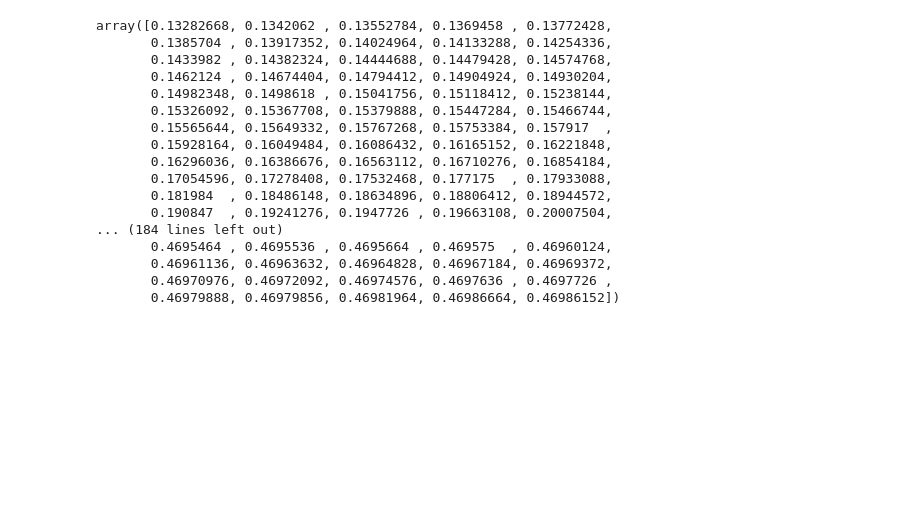
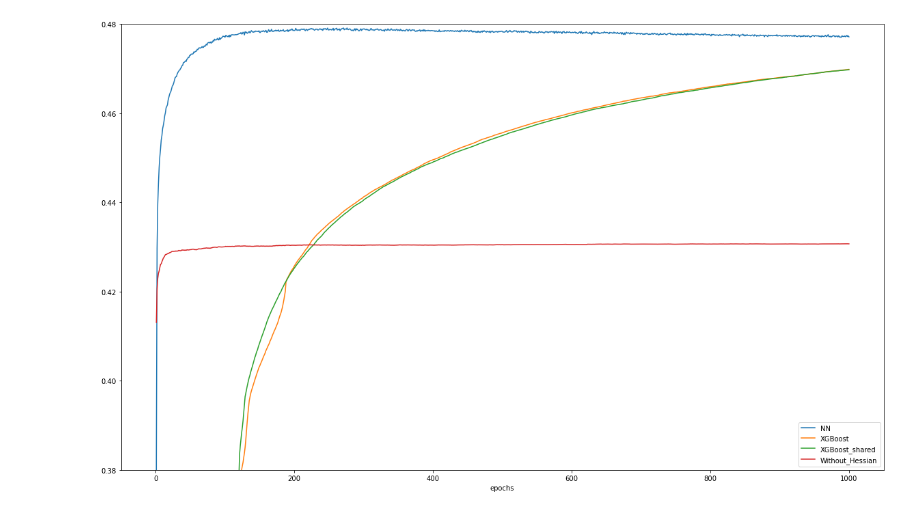
Before and after one commit to jkang98/plrank-short-paper, a Jupyter notebook: experiments/microsoft/K=5/plot_K_5_microsoft.ipynb, the cells around one changed output. Drawn from its saved outputs; the diff is of its cells as text; code cells hidden in the pictures; blank space fills up the shorter version.

```diff
--- a/experiments/microsoft/K=5/plot_K_5_microsoft.ipynb
+++ b/experiments/microsoft/K=5/plot_K_5_microsoft.ipynb
@@ -74,20 +102,30 @@ plt.show()
-# %%
-np.mean(np.array(XGBoost_NDCGs), axis=0)
-# %% [output]
-array([0.13282668, 0.1342062 , 0.13552784, 0.1369458 , 0.13772428,
-       0.1385704 , 0.13917352, 0.14024964, 0.14133288, 0.14254336,
-       0.1433982 , 0.14382324, 0.14444688, 0.14479428, 0.14574768,
-       0.1462124 , 0.14674404, 0.14794412, 0.14904924, 0.14930204,
-       0.14982348, 0.1498618 , 0.15041756, 0.15118412, 0.15238144,
-       0.15326092, 0.15367708, 0.15379888, 0.15447284, 0.15466744,
-       0.15565644, 0.15649332, 0.15767268, 0.15753384, 0.157917  ,
-       0.15928164, 0.16049484, 0.16086432, 0.16165152, 0.16221848,
-       0.16296036, 0.16386676, 0.16563112, 0.16710276, 0.16854184,
-       0.17054596, 0.17278408, 0.17532468, 0.177175  , 0.17933088,
-       0.181984  , 0.18486148, 0.18634896, 0.18806412, 0.18944572,
-       0.190847  , 0.19241276, 0.1947726 , 0.19663108, 0.20007504,
-... (184 lines left out)
-       0.4695464 , 0.4695536 , 0.4695664 , 0.469575  , 0.46960124,
-       0.46961136, 0.46963632, 0.46964828, 0.46967184, 0.46969372,
-       0.46970976, 0.46972092, 0.46974576, 0.4697636 , 0.4697726 ,
-       0.46979888, 0.46979856, 0.46981964, 0.46986664, 0.46986152])
+# %%
+plt.figure(figsize=(20, 12))
+plt.plot(
+    np.arange(0, 1001), np.mean(np.array(NN_NDCGs), axis=0), label="NN",
+)
+# plt.plot(
+#     np.arange(0, 501), np.mean(np.array(NN_log_NDCGs), axis=0), label="NN_log",
+# )
+plt.plot(
+    np.arange(1, 1001), np.mean(np.array(XGBoost_NDCGs), axis=0), label="XGBoost",
+)
+plt.plot(
+    np.arange(1, 1001),
+    np.mean(np.array(XGBoost_shared_NDCGs), axis=0),
+    label="XGBoost_shared",
+)
+# plt.plot(
+#     np.arange(1, 501), np.mean(np.array(XGBoost_log_NDCGs), axis=0), label="XGBoost_log",
+# )
+plt.plot(
+    np.arange(1, 1001),
+    np.mean(np.array(Without_Hessian_NDCGs), axis=0),
+    label="Without_Hessian",
+)
+plt.ylim(0.38, 0.48)
+plt.legend()
+plt.xlabel("epochs")
+plt.show()
+# %% [output]
+[figure, added]
```
Also changed, not shown: parts of 3 cells of this notebook, 56 other files.
